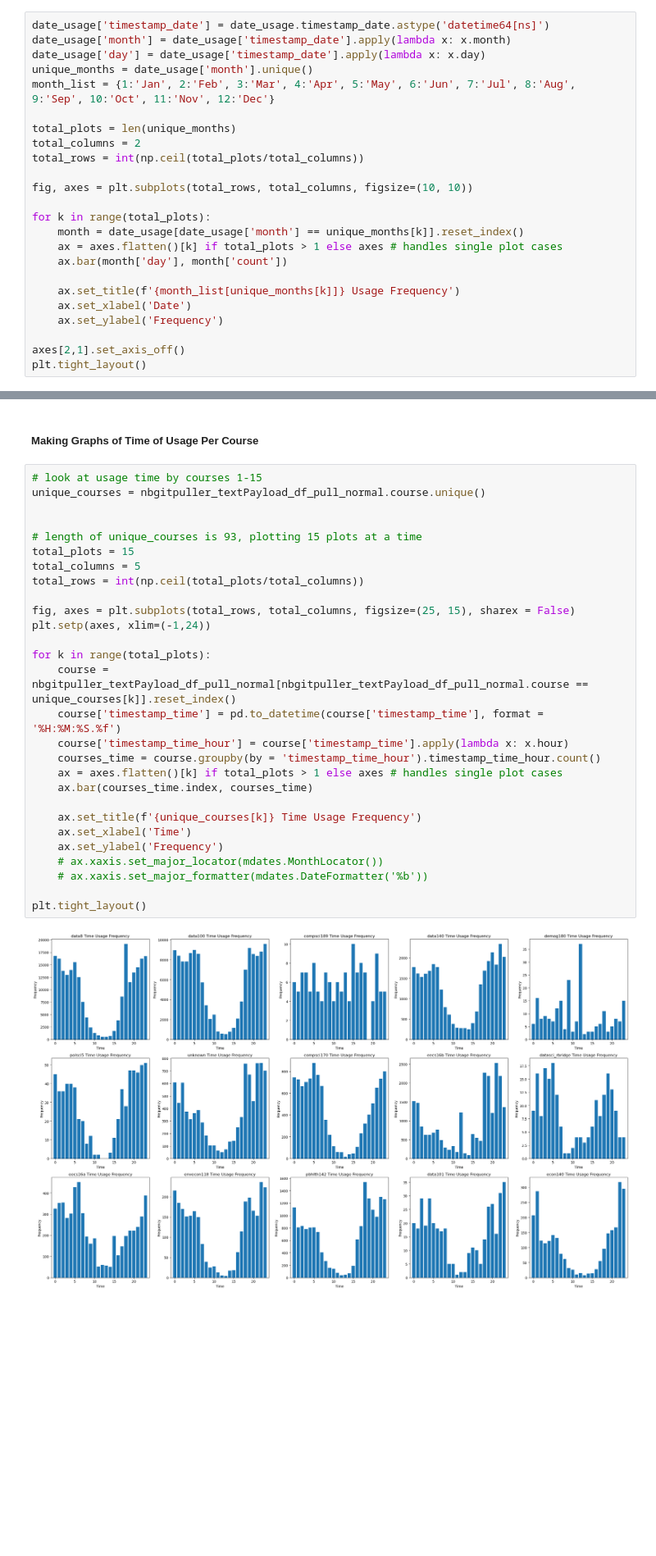
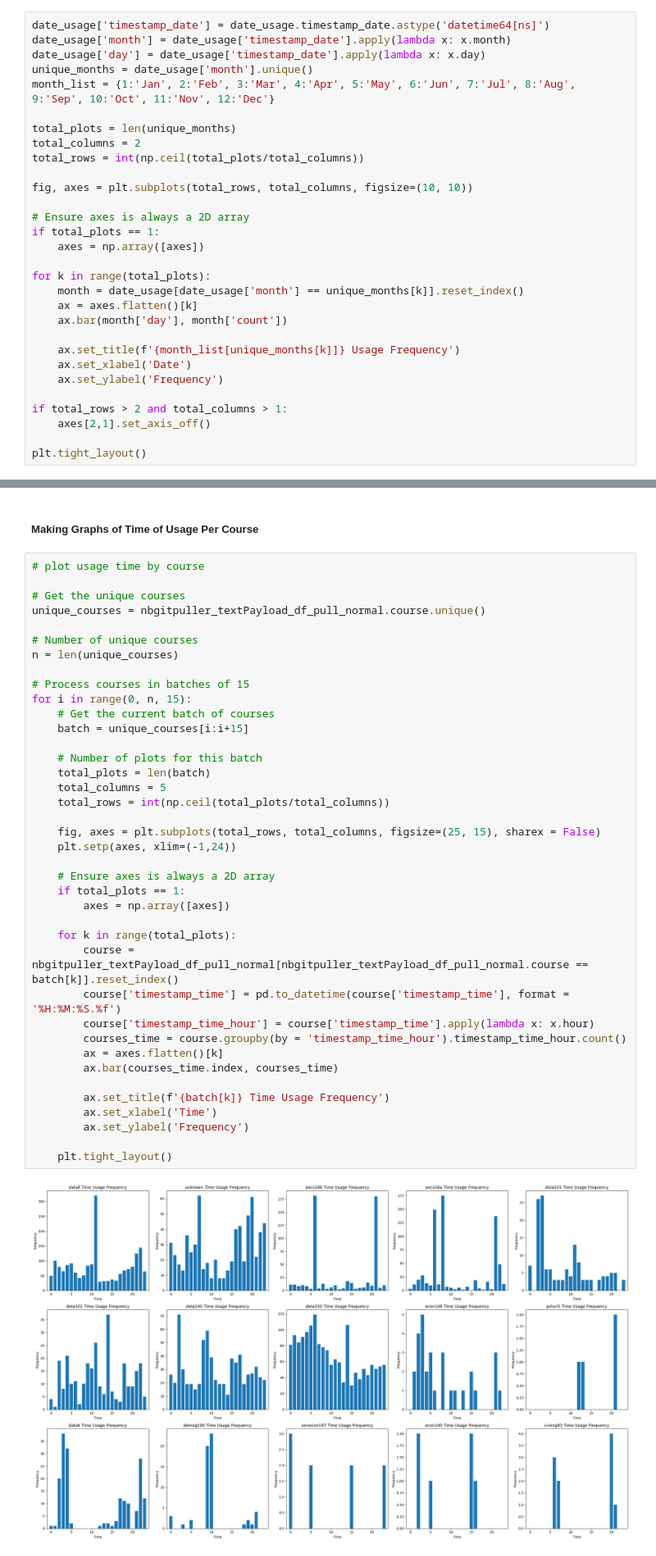
Before and after one commit to berkeley-dsep-infra/datahub-usage-analysis, a Jupyter notebook: notebooks/nbgitpuller_processing_visualization.ipynb, the cells around one changed output, grey strips where cells are left out. Shown at 82% size. Cells and saved outputs as stored; diff of their text form; blank space fills up the shorter version.

```diff
--- a/notebooks/nbgitpuller_processing_visualization.ipynb
+++ b/notebooks/nbgitpuller_processing_visualization.ipynb
@@ -472,15 +489,21 @@ total_rows = int(np.ceil(total_plots/total_columns))
 
 fig, axes = plt.subplots(total_rows, total_columns, figsize=(10, 10))
 
+# Ensure axes is always a 2D array
+if total_plots == 1:
+    axes = np.array([axes])
+
 for k in range(total_plots):
     month = date_usage[date_usage['month'] == unique_months[k]].reset_index()
-    ax = axes.flatten()[k] if total_plots > 1 else axes # handles single plot cases
+    ax = axes.flatten()[k]
     ax.bar(month['day'], month['count'])
 
     ax.set_title(f'{month_list[unique_months[k]]} Usage Frequency')
     ax.set_xlabel('Date')
     ax.set_ylabel('Frequency')
 
-axes[2,1].set_axis_off()
+if total_rows > 2 and total_columns > 1:
+    axes[2,1].set_axis_off()
+
 plt.tight_layout()
 # %% [output]
@@ -702,32 +596,43 @@ plt.tight_layout()
 # %% [markdown]
 ##### Making Graphs of Time of Usage Per Course
 # %%
-# look at usage time by courses 1-15
+# plot usage time by course
+
+# Get the unique courses
 unique_courses = nbgitpuller_textPayload_df_pull_normal.course.unique()
 
+# Number of unique courses
+n = len(unique_courses)
 
-# length of unique_courses is 93, plotting 15 plots at a time
-total_plots = 15
-total_columns = 5
-total_rows = int(np.ceil(total_plots/total_columns))
+# Process courses in batches of 15
+for i in range(0, n, 15):
+    # Get the current batch of courses
+    batch = unique_courses[i:i+15]
 
-fig, axes = plt.subplots(total_rows, total_columns, figsize=(25, 15), sharex = False)
-plt.setp(axes, xlim=(-1,24))
+    # Number of plots for this batch
+    total_plots = len(batch)
+    total_columns = 5
+    total_rows = int(np.ceil(total_plots/total_columns))
 
-for k in range(total_plots):
-    course = nbgitpuller_textPayload_df_pull_normal[nbgitpuller_textPayload_df_pull_normal.course == unique_courses[k]].reset_index()
-    course['timestamp_time'] = pd.to_datetime(course['timestamp_time'], format = '%H:%M:%S.%f')
-    course['timestamp_time_hour'] = course['timestamp_time'].apply(lambda x: x.hour)
-    courses_time = course.groupby(by = 'timestamp_time_hour').timestamp_time_hour.count()
-    ax = axes.flatten()[k] if total_plots > 1 else axes # handles single plot cases
-    ax.bar(courses_time.index, courses_time)
+    fig, axes = plt.subplots(total_rows, total_columns, figsize=(25, 15), sharex = False)
+    plt.setp(axes, xlim=(-1,24))
 
-    ax.set_title(f'{unique_courses[k]} Time Usage Frequency')
-    ax.set_xlabel('Time')
-    ax.set_ylabel('Frequency')
-    # ax.xaxis.set_major_locator(mdates.MonthLocator())
-    # ax.xaxis.set_major_formatter(mdates.DateFormatter('%b'))
+    # Ensure axes is always a 2D array
+    if total_plots == 1:
+        axes = np.array([axes])
 
-plt.tight_layout()
+    for k in range(total_plots):
+        course = nbgitpuller_textPayload_df_pull_normal[nbgitpuller_textPayload_df_pull_normal.course == batch[k]].reset_index()
+        course['timestamp_time'] = pd.to_datetime(course['timestamp_time'], format = '%H:%M:%S.%f')
+        course['timestamp_time_hour'] = course['timestamp_time'].apply(lambda x: x.hour)
+        courses_time = course.groupby(by = 'timestamp_time_hour').timestamp_time_hour.count()
+        ax = axes.flatten()[k]
+        ax.bar(courses_time.index, courses_time)
+
+        ax.set_title(f'{batch[k]} Time Usage Frequency')
+        ax.set_xlabel('Time')
+        ax.set_ylabel('Frequency')
+
+    plt.tight_layout()
 # %% [output]
-[figure, old version]
+[figure, new version]
```
Also changed, not shown: parts of 35 cells of this notebook.
